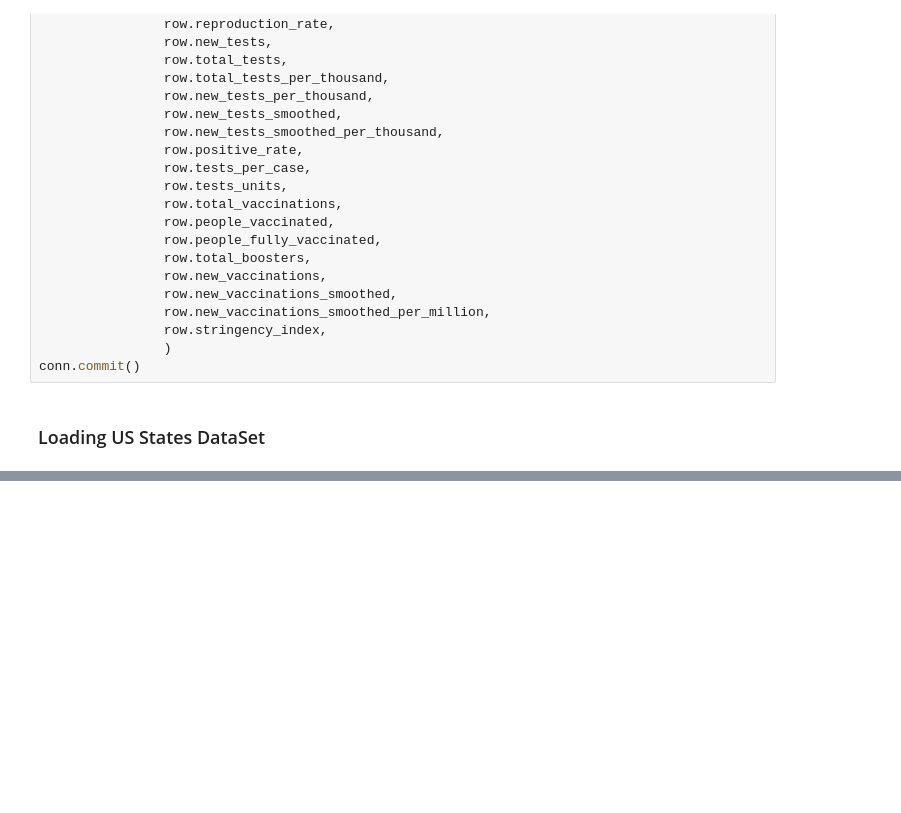
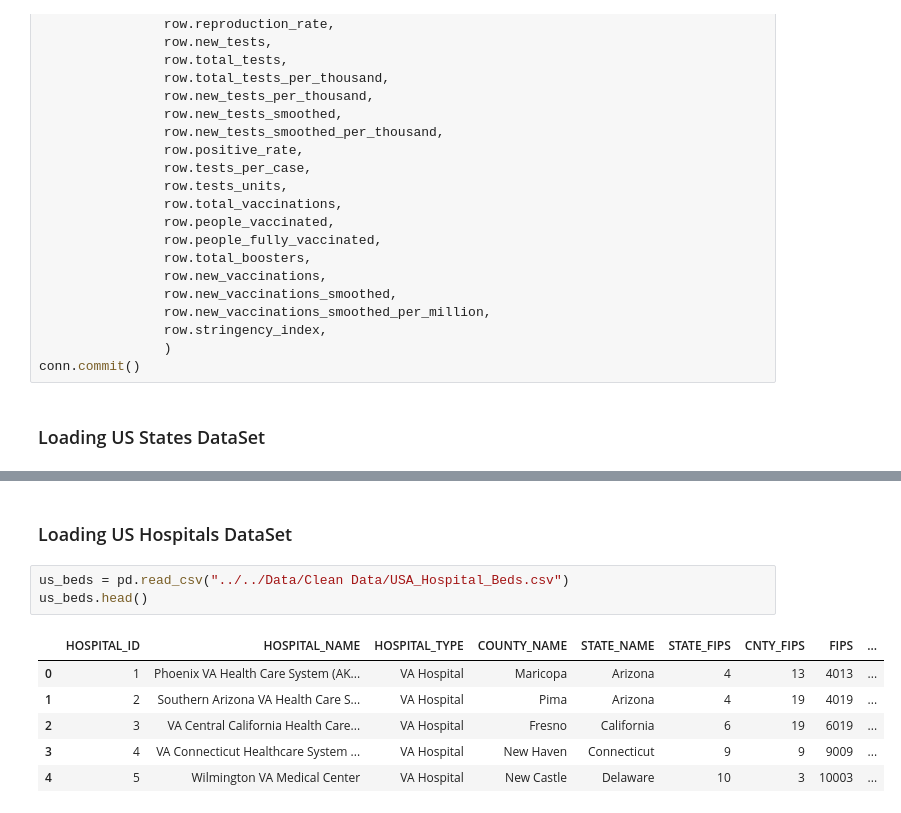
Before and after one commit to adityapuranik24/Covid-Analysis, a Jupyter notebook: DataBase/Loading DataBase/Loading_Tables.ipynb, the cells around one changed output, grey strips where cells are left out. Cells and saved outputs as stored; diff of their text form; blank space fills up the shorter version.

Commit message:
Loaded some more dataset to DataBase

```diff
--- a/DataBase/Loading DataBase/Loading_Tables.ipynb
+++ b/DataBase/Loading DataBase/Loading_Tables.ipynb
@@ -412,0 +419,12 @@ us_states.head()
+# %% [markdown]
+### Loading US Hospitals DataSet
+# %%
+us_beds = pd.read_csv("../../Data/Clean Data/USA_Hospital_Beds.csv")
+us_beds.head()
+# %% [output]
+|  | HOSPITAL_ID | HOSPITAL_NAME | HOSPITAL_TYPE | COUNTY_NAME | STATE_NAME | STATE_FIPS | CNTY_FIPS | FIPS | ... |
+| 0 | 1 | Phoenix VA Health Care System (AK... | VA Hospital | Maricopa | Arizona | 4 | 13 | 4013 | ... |
+| 1 | 2 | Southern Arizona VA Health Care S... | VA Hospital | Pima | Arizona | 4 | 19 | 4019 | ... |
+| 2 | 3 | VA Central California Health Care... | VA Hospital | Fresno | California | 6 | 19 | 6019 | ... |
+| 3 | 4 | VA Connecticut Healthcare System ... | VA Hospital | New Haven | Connecticut | 9 | 9 | 9009 | ... |
+| 4 | 5 | Wilmington VA Medical Center | VA Hospital | New Castle | Delaware | 10 | 3 | 10003 | ... |
```
Also changed, not shown: parts of 2 cells of this notebook, 2 other files.
